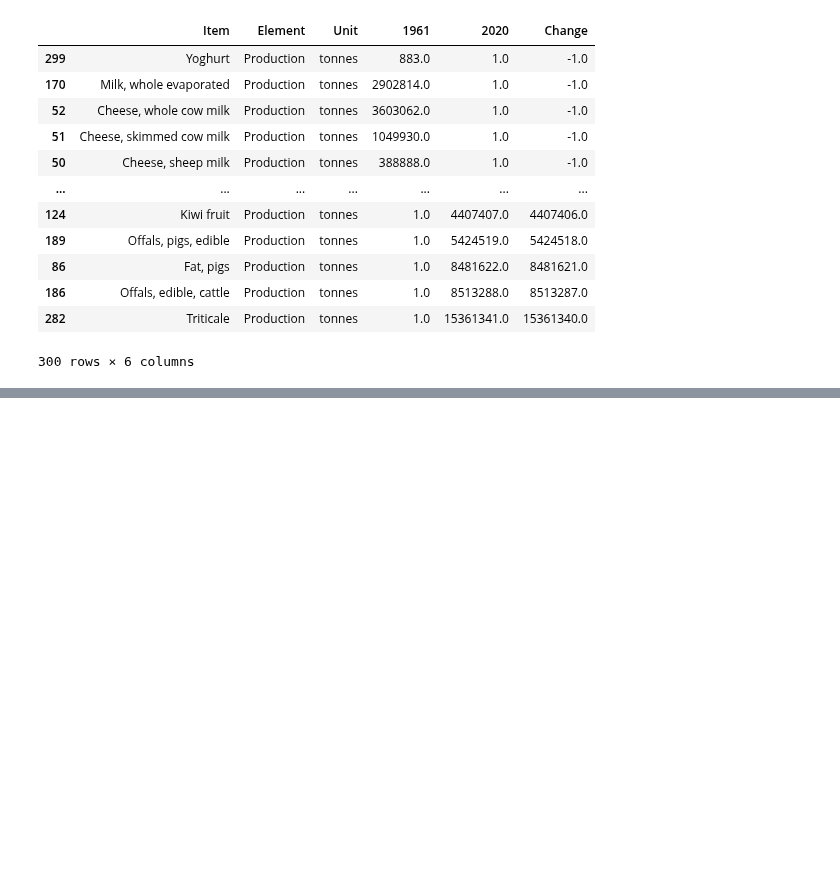
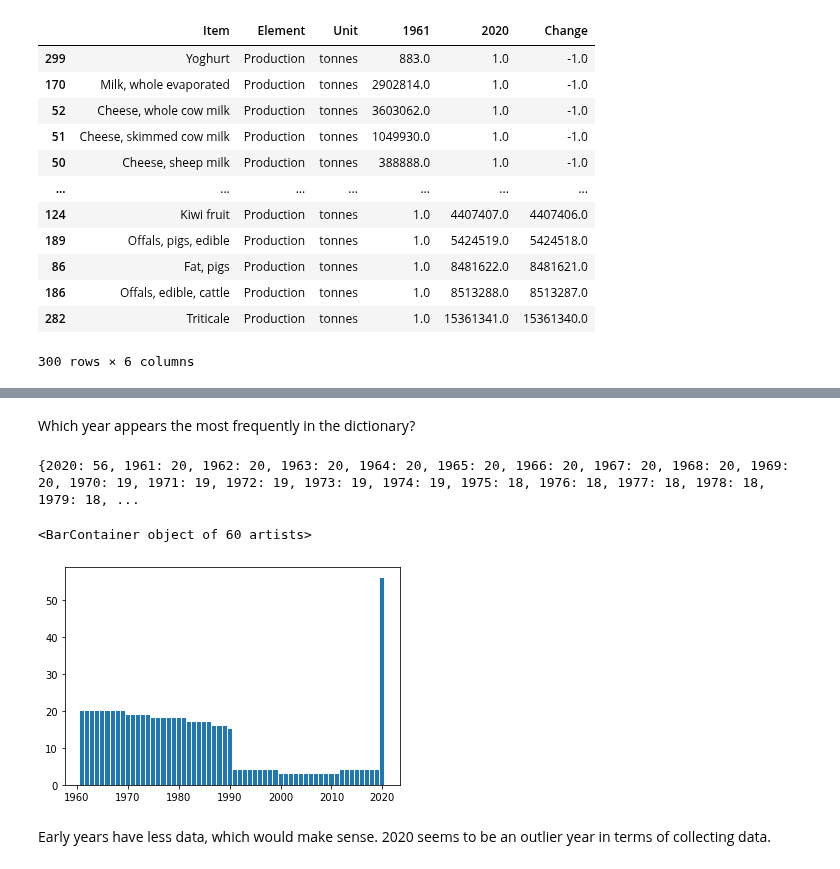
Before and after one commit to polarbearcode/DataAnalysis, a Jupyter notebook: AgricultureData/ProductionChange.ipynb, the cells around one changed output, grey strips where cells are left out. Saved outputs shown, nothing was run; the diff lists cells and outputs as text; code cells hidden in the pictures; blank space fills up the shorter version.

Commit message:
plot which years have the most missing item production data

```diff
--- a/AgricultureData/ProductionChange.ipynb
+++ b/AgricultureData/ProductionChange.ipynb
@@ -82,0 +94,19 @@ None
+# %% [markdown]
+Which year appears the most frequently in the dictionary?
+# %%
+counter = {}
+for key, val in itemToAllNANCols.items():
+    for year in val:
+        year = int(year[1:])
+        counter[year] = counter.get(year, 0) + 1
+print(counter)
+# %% [output]
+{2020: 56, 1961: 20, 1962: 20, 1963: 20, 1964: 20, 1965: 20, 1966: 20, 1967: 20, 1968: 20, 1969: 20, 1970: 19, 1971: 19, 1972: 19, 1973: 19, 1974: 19, 1975: 18, 1976: 18, 1977: 18, 1978: 18, 1979: 18, ...
+# %%
+fig, ax = plt.subplots()
+ax.bar(counter.keys(), counter.values())
+# %% [output]
+<BarContainer object of 60 artists>
+[figure, added]
+# %% [markdown]
+Early years have less data, which would make sense. 2020 seems to be an outlier year in terms of collecting data.
```
Also changed, not shown: parts of 7 cells of this notebook.
